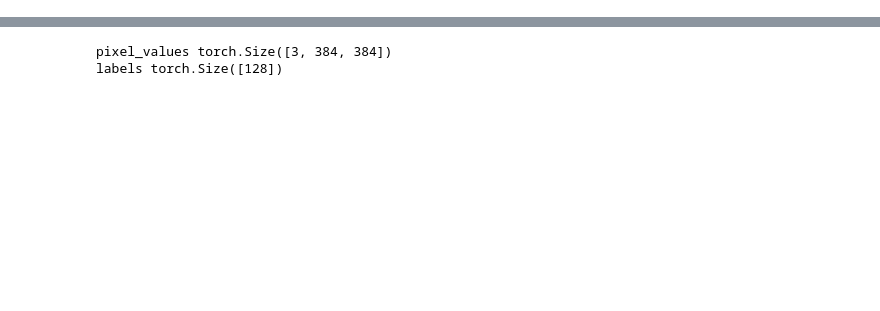
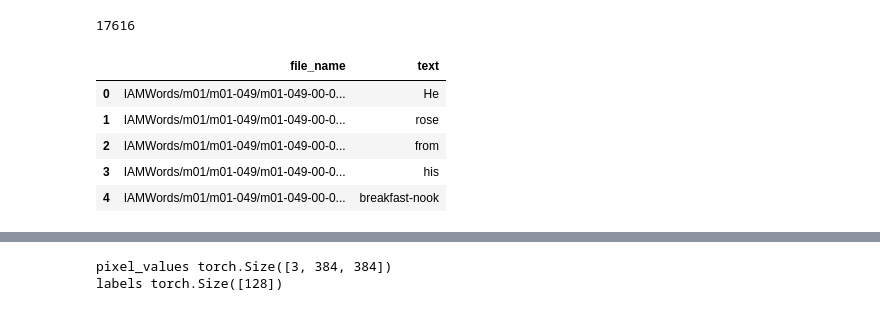
Before and after one commit to malhar212/finger-tracing-handwriting-recognition, a Jupyter notebook: scratch.ipynb, the cells around one changed output, grey strips where cells are left out. Cells and saved outputs as stored; diff of their text form; code cells hidden in the pictures; blank space fills up the shorter version.

```diff
--- a/scratch.ipynb
+++ b/scratch.ipynb
@@ -26 +70,14 @@ df.head()
+# %%
+test_df = pd.read_fwf('testset.txt', header=None)
+test_df.rename(columns={0: "file_name", 1: "text"}, inplace=True)
+print(len(test_df))
+test_df.head()
+# %% [output]
+17616
+|  | file_name | text |
+| 0 | IAMWords/m01/m01-049/m01-049-00-0... | He |
+| 1 | IAMWords/m01/m01-049/m01-049-00-0... | rose |
+| 2 | IAMWords/m01/m01-049/m01-049-00-0... | from |
+| 3 | IAMWords/m01/m01-049/m01-049-00-0... | his |
+| 4 | IAMWords/m01/m01-049/m01-049-00-0... | breakfast-nook |
 # %%
```
Also changed, not shown: parts of 15 cells of this notebook, 4 other files.
